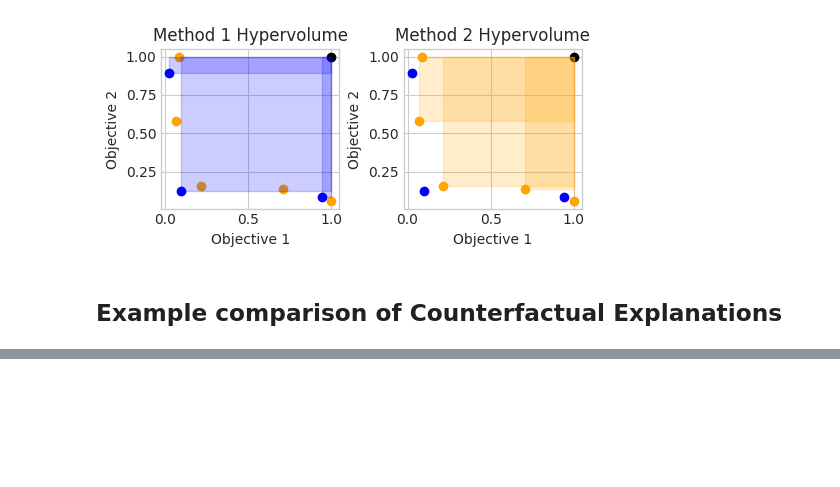
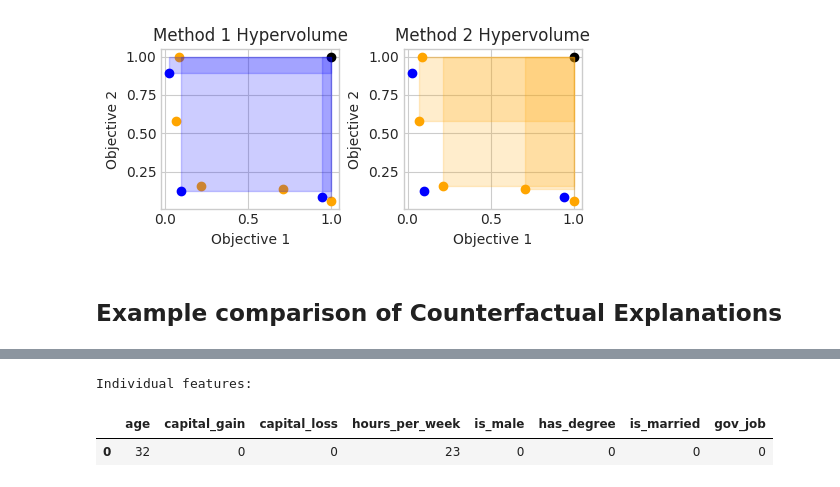
Before and after one commit to hiaac-finance/p2ce, a Jupyter notebook: notebooks/generate_figures.ipynb, the cells around one changed output, grey strips where cells are left out. Saved outputs shown, nothing was run; the diff lists cells and outputs as text; code cells hidden in the pictures; blank space fills up the shorter version.

```diff
--- a/notebooks/generate_figures.ipynb
+++ b/notebooks/generate_figures.ipynb
@@ -856,0 +861,7 @@ def plot_text_squares(individual, counterfactual_exp, square_size = 1.0, margin
+# %%
+print("Individual features:")
+individuals.iloc[i:i+1].reset_index(drop = True)
+# %% [output]
+Individual features:
+|  | age | capital_gain | capital_loss | hours_per_week | is_male | has_degree | is_married | gov_job |
+| 0 | 32 | 0 | 0 | 23 | 0 | 0 | 0 | 0 |
```
Also changed, not shown: parts of 12 cells of this notebook, 5 other files.
